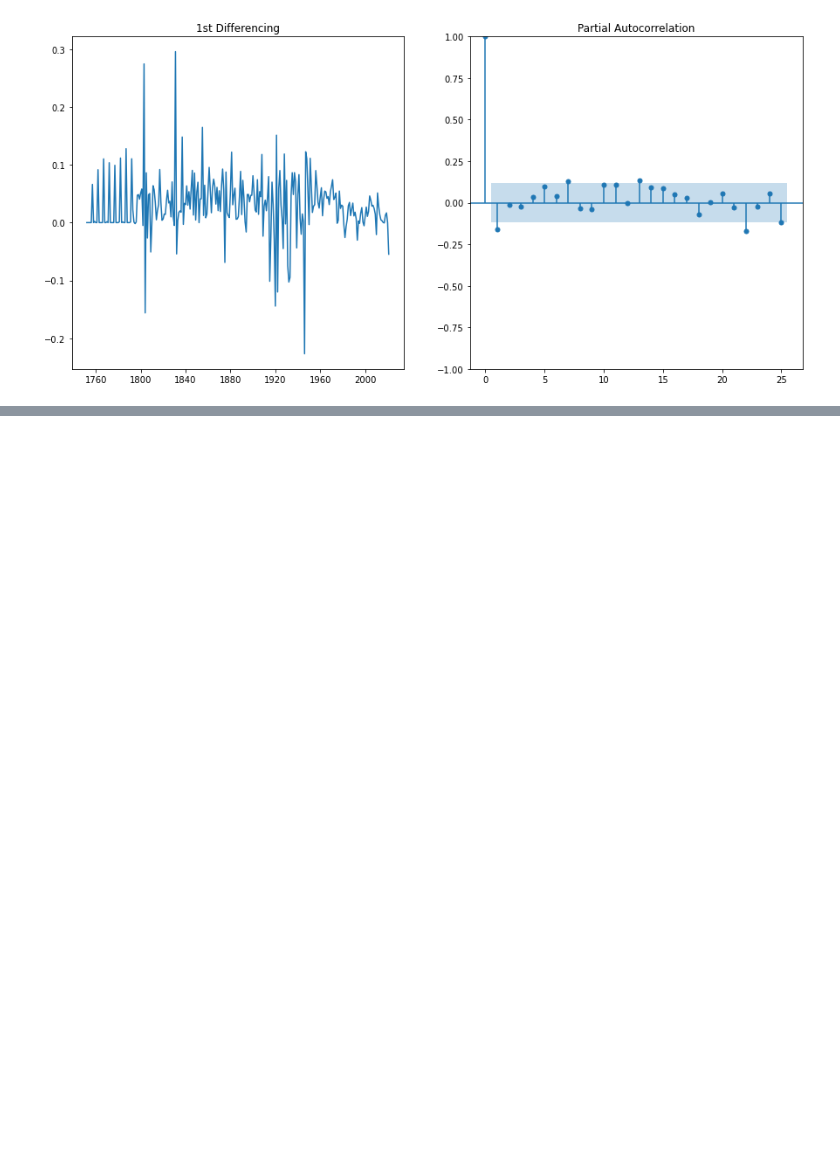
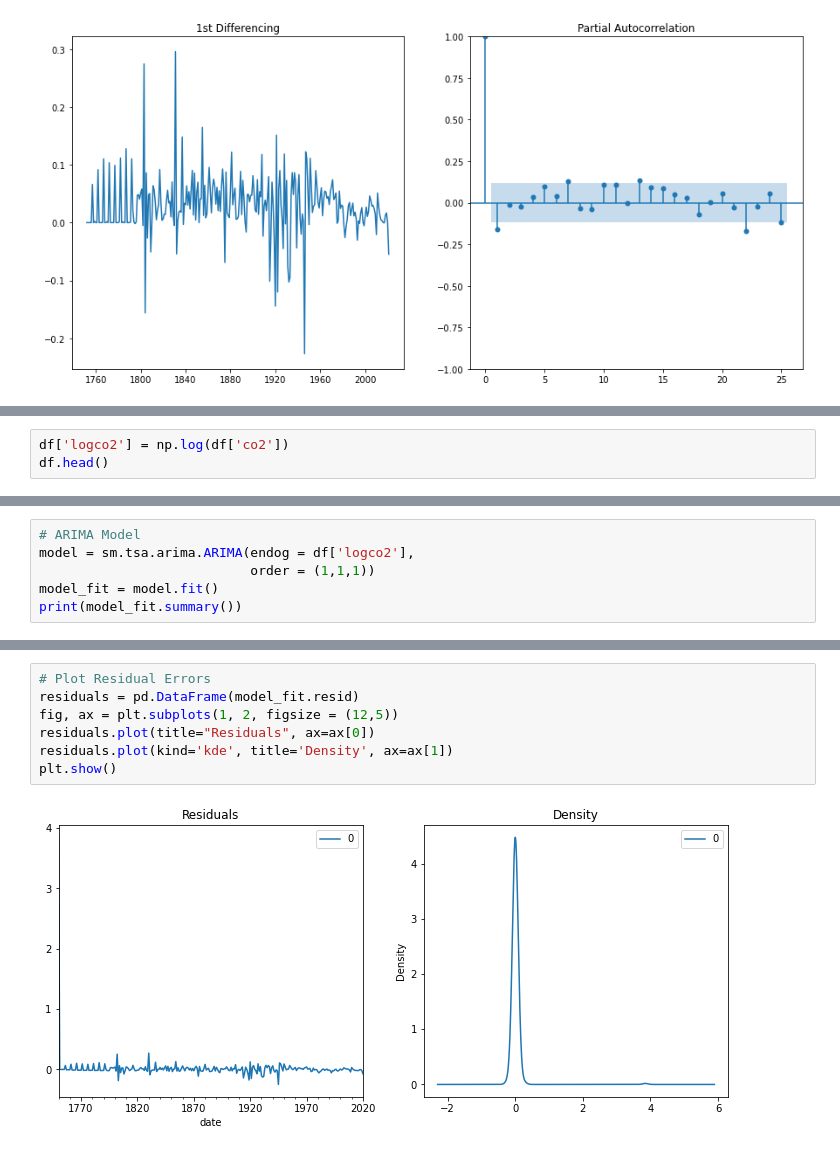
Before and after one commit to cristian-castro-a/World_CO2_Emissions_Forecasting, a Jupyter notebook: World CO2 Forecasting - Cristian Castro.ipynb, the cells around one changed output, grey strips where cells are left out. Saved outputs shown, nothing was run; the diff lists cells and outputs as text; blank space fills up the shorter version.

```diff
--- a/World CO2 Forecasting - Cristian Castro.ipynb
+++ b/World CO2 Forecasting - Cristian Castro.ipynb
@@ -184,0 +203,3 @@ plt.show()
+# %%
+df['logco2'] = np.log(df['co2'])
+df.head()
@@ -184,0 +214,6 @@ plt.show()
+# %%
+# ARIMA Model
+model = sm.tsa.arima.ARIMA(endog = df['logco2'],
+                           order = (1,1,1))
+model_fit = model.fit()
+print(model_fit.summary())
@@ -184,0 +238,9 @@ plt.show()
+# %%
+# Plot Residual Errors
+residuals = pd.DataFrame(model_fit.resid)
+fig, ax = plt.subplots(1, 2, figsize = (12,5))
+residuals.plot(title="Residuals", ax=ax[0])
+residuals.plot(kind='kde', title='Density', ax=ax[1])
+plt.show()
+# %% [output]
+[figure, added]
```
Also changed, not shown: parts of 9 cells of this notebook.
